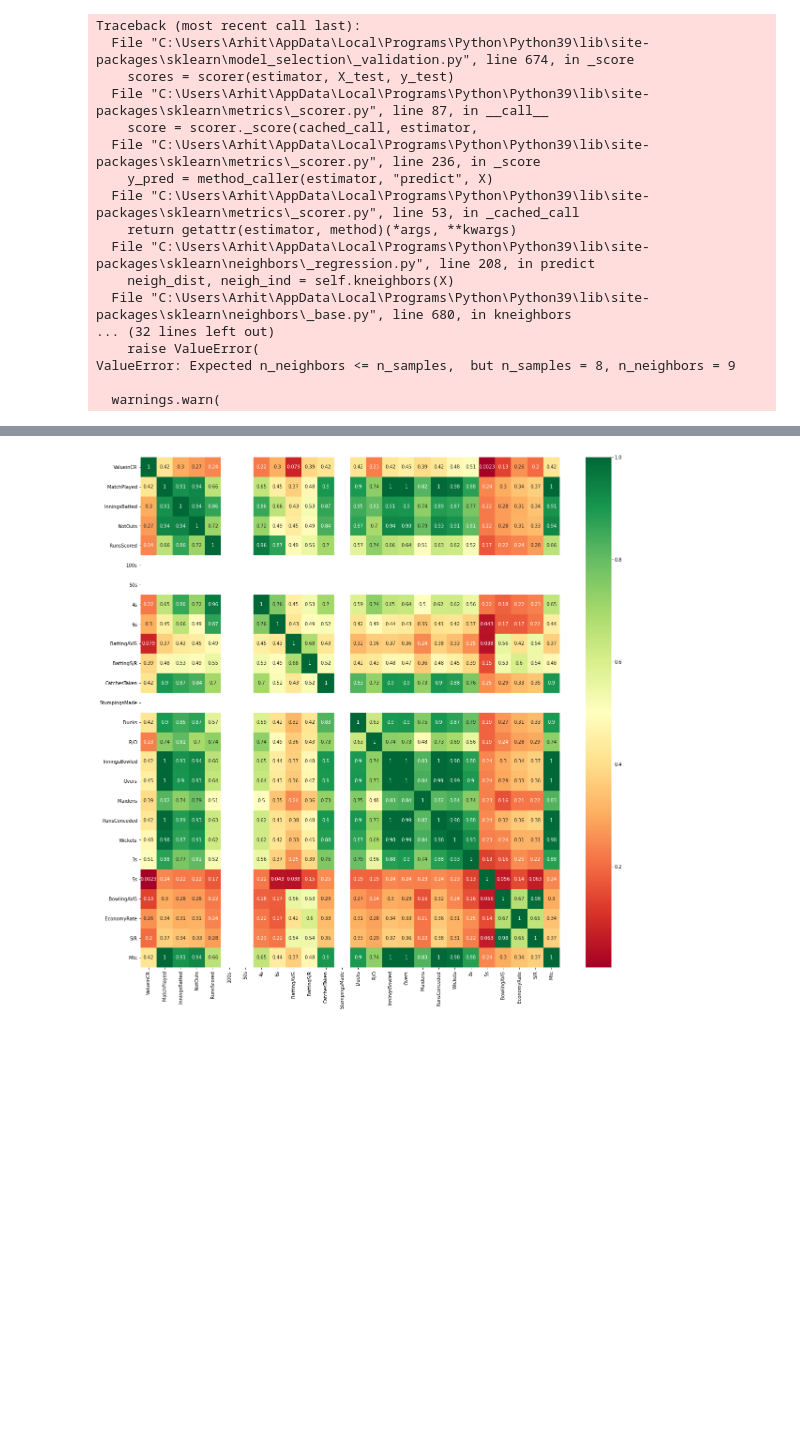
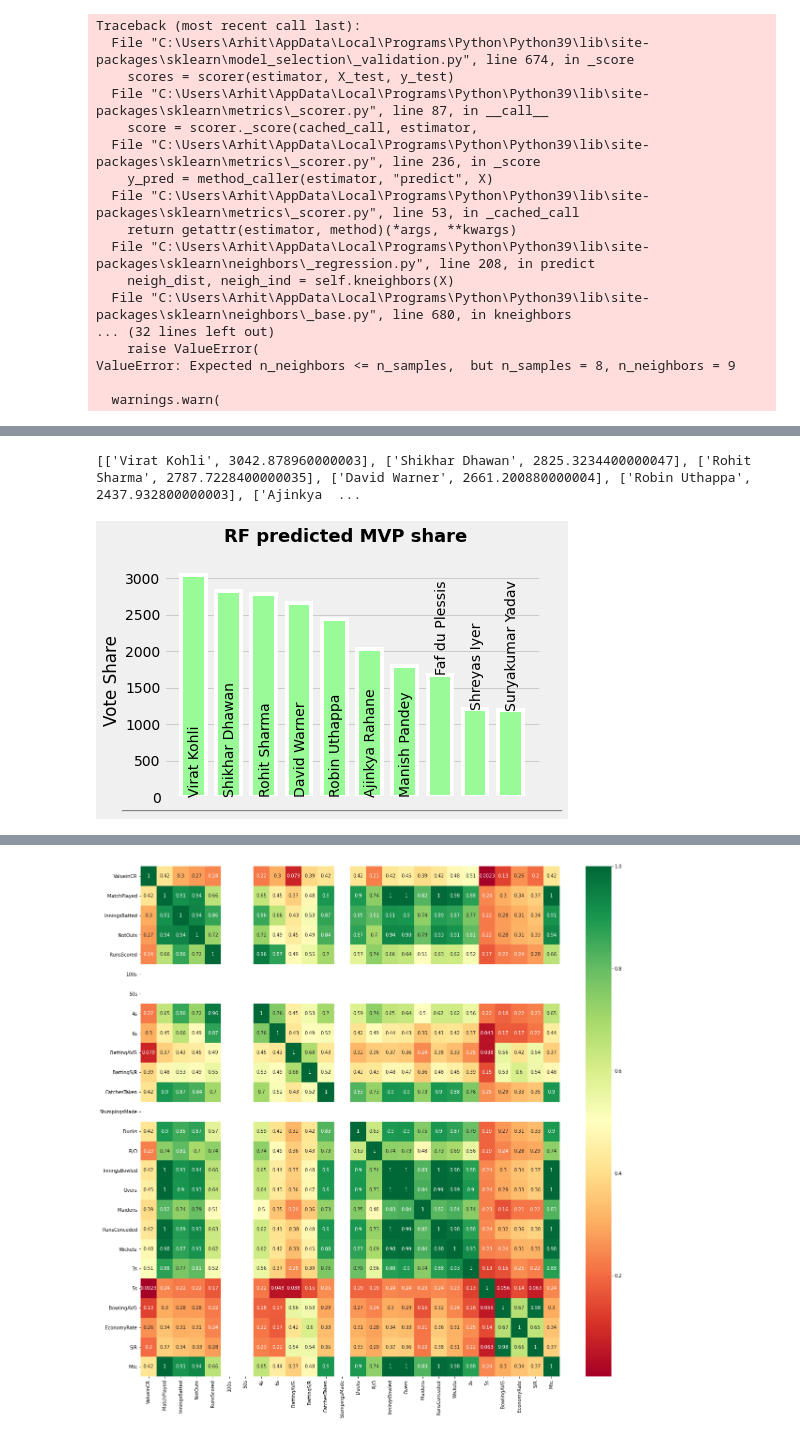
Before and after one commit to CaptAlpha/IPL, a Jupyter notebook: ipl.ipynb, the cells around one changed output, grey strips where cells are left out. Cells and saved outputs as stored; diff of their text form; code cells hidden in the pictures; blank space fills up the shorter version.

```diff
--- a/ipl.ipynb
+++ b/ipl.ipynb
@@ -364,0 +484,6 @@ NameError: name 'dfCurrent' is not defined
+# %%
+rfPredict = rf.predict(dfCurrentPredict)
+rfPredict = rfPredict.tolist()
+
+for (i, j) in zip(dfCurrentNames, rfPredict):
+    print(i, j)
@@ -364,0 +508,43 @@ NameError: name 'dfCurrent' is not defined
+# %%
+rfListUnsorted = [[i, j] for i, j in zip(dfCurrentNames, rfPredict)]
+rfDataUnsorted = [row[1] for row in rfListUnsorted]
+rfList = sorted(rfListUnsorted, key = itemgetter(1), reverse = True)
+
+rfData = [row[1] for row in rfList]
+rfNames = [row[0] for row in rfList]
+print(rfList)
+
+x_rf = np.arange(len(rfData))
+# %% [output]
+[['Virat Kohli', 3042.878960000003], ['Shikhar Dhawan', 2825.3234400000047], ['Rohit Sharma', 2787.7228400000035], ['David Warner', 2661.200880000004], ['Robin Uthappa', 2437.932800000003], ['Ajinkya  ...
+# %%
+plt.style.use('fivethirtyeight')
+
+rf, ax = plt.subplots()
+
+ax.bar(x_rf[0:10], rfData[0:10], width = .7, edgecolor = 'white', color = 'palegreen', linewidth = 4, label = 'Predicted')
+
+labels = rfNames
+
+rects = ax.patches
+for rect, label in zip(rects, labels):
+    if rect.get_x() > 6:
+        ax.text(rect.get_x() + rect.get_width() / 1.75, rect.get_height() + .02, label,
+        ha='center', va='bottom', rotation = 'vertical', color = 'black')
+    elif rect.get_x() <= 6:
+        height = .03
+        ax.text(rect.get_x() + rect.get_width() / 1.75, height, label,
+        ha='center', va='bottom', rotation = 'vertical', color = 'black')
+
+rf.suptitle("RF predicted MVP share", weight = 'bold', size = 18, y = 1.005)
+ax.xaxis.set_visible(False)
+ax.set_ylabel("Vote Share")
+
+rf.text(x = -0.02, y = 0.03,
+    s = '_______________________________________________________________',
+    fontsize = 14, color = 'grey', horizontalalignment='left')
+
+
+rf.savefig('rf.jpeg', dpi = 400, bbox_inches = 'tight')
+# %% [output]
+[figure, added]
```
Also changed, not shown: parts of 16 cells of this notebook, 5 other files.
